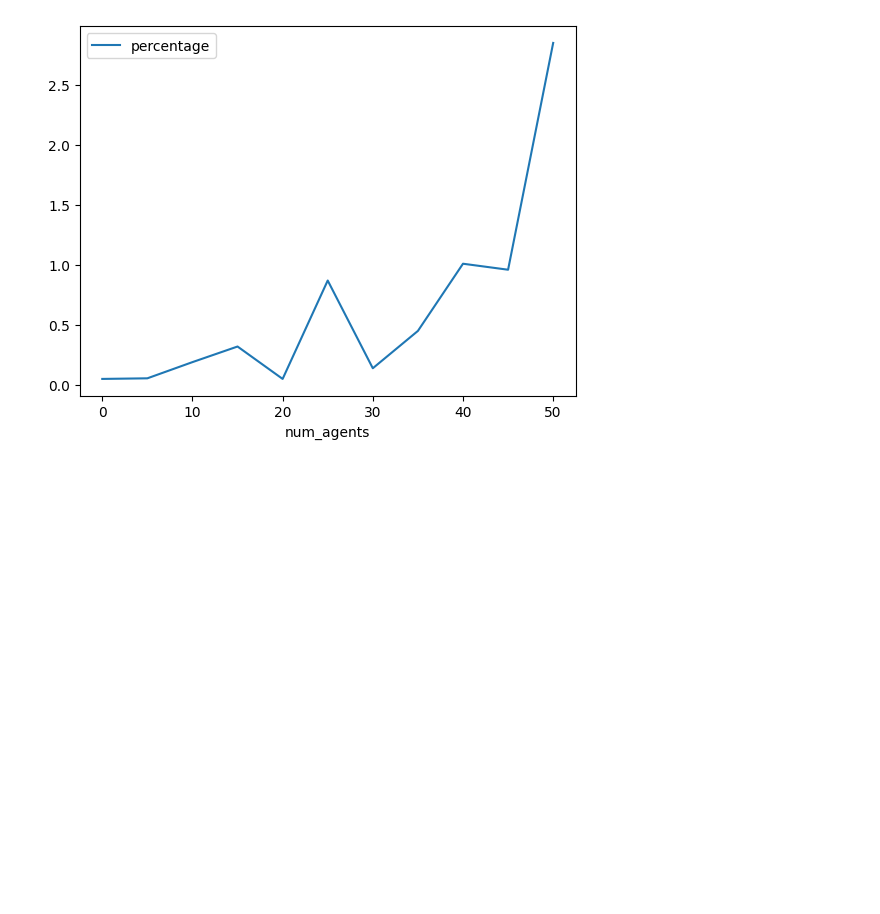
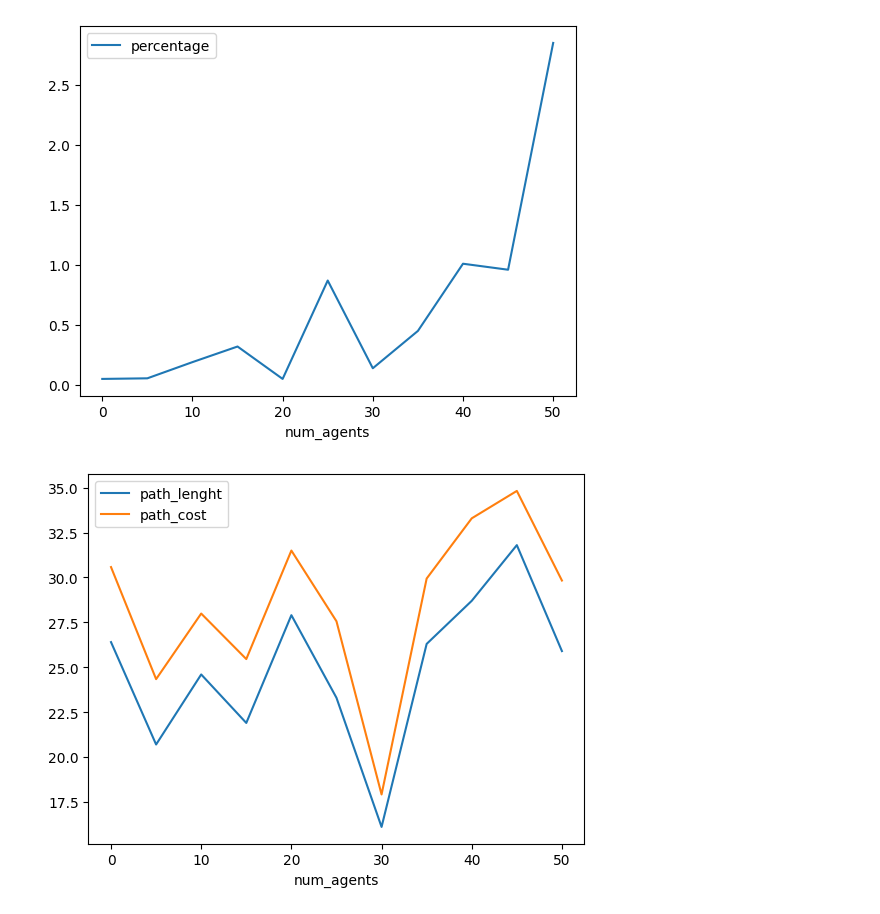
Before and after one commit to nikbet98/ProgettoAlgoritmi, a Jupyter notebook: test.ipynb, the cells around one changed output. Cells and saved outputs as stored; diff of their text form; code cells hidden in the pictures; blank space fills up the shorter version.

```diff
--- a/test.ipynb
+++ b/test.ipynb
@@ -75,7 +75,9 @@ plt.show()
 # %% [output]
 [figure]
 # %%
-grouped_agents_df['path_lenght'].plot()
+grouped_agents_df['path_length'].plot()
 grouped_agents_df['path_cost'].plot()
 plt.legend(['path_lenght', 'path_cost'])
 plt.show()
+# %% [output]
+[figure, added]
```
Also changed, not shown: 3 other files.
